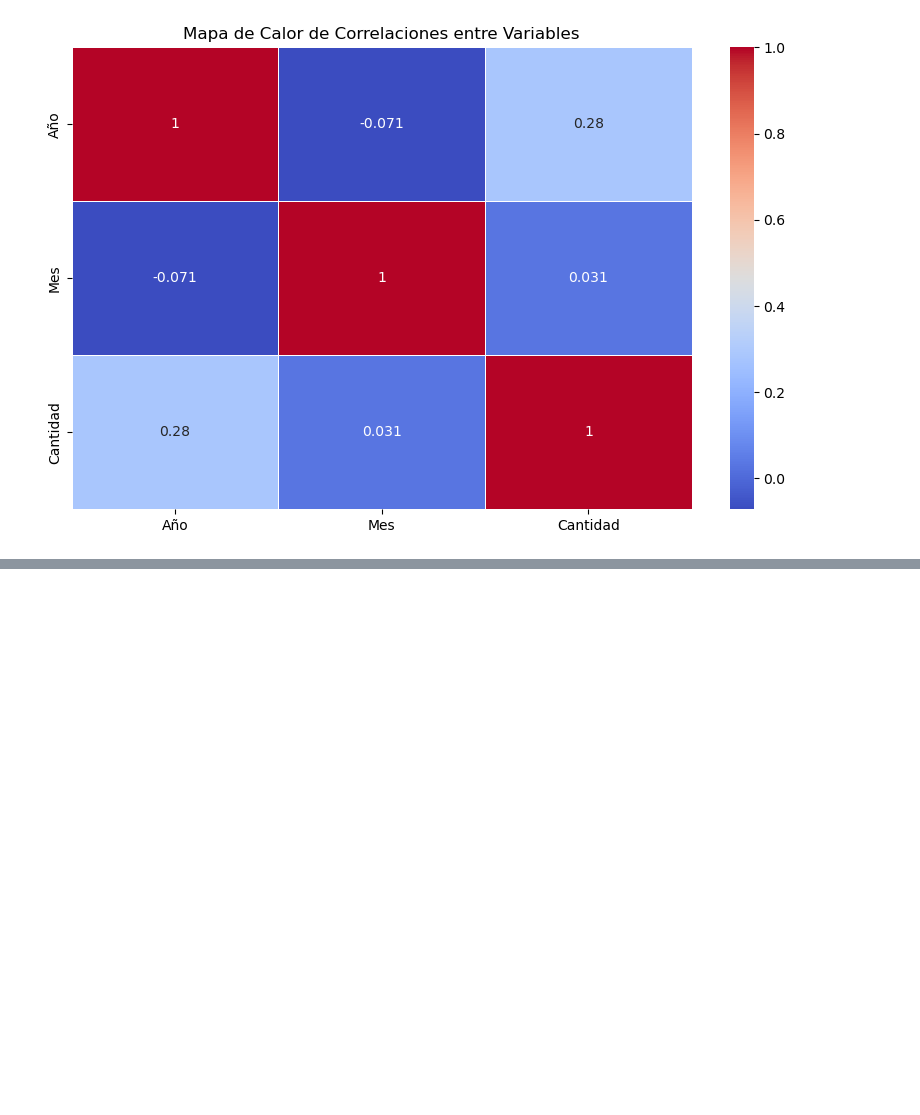
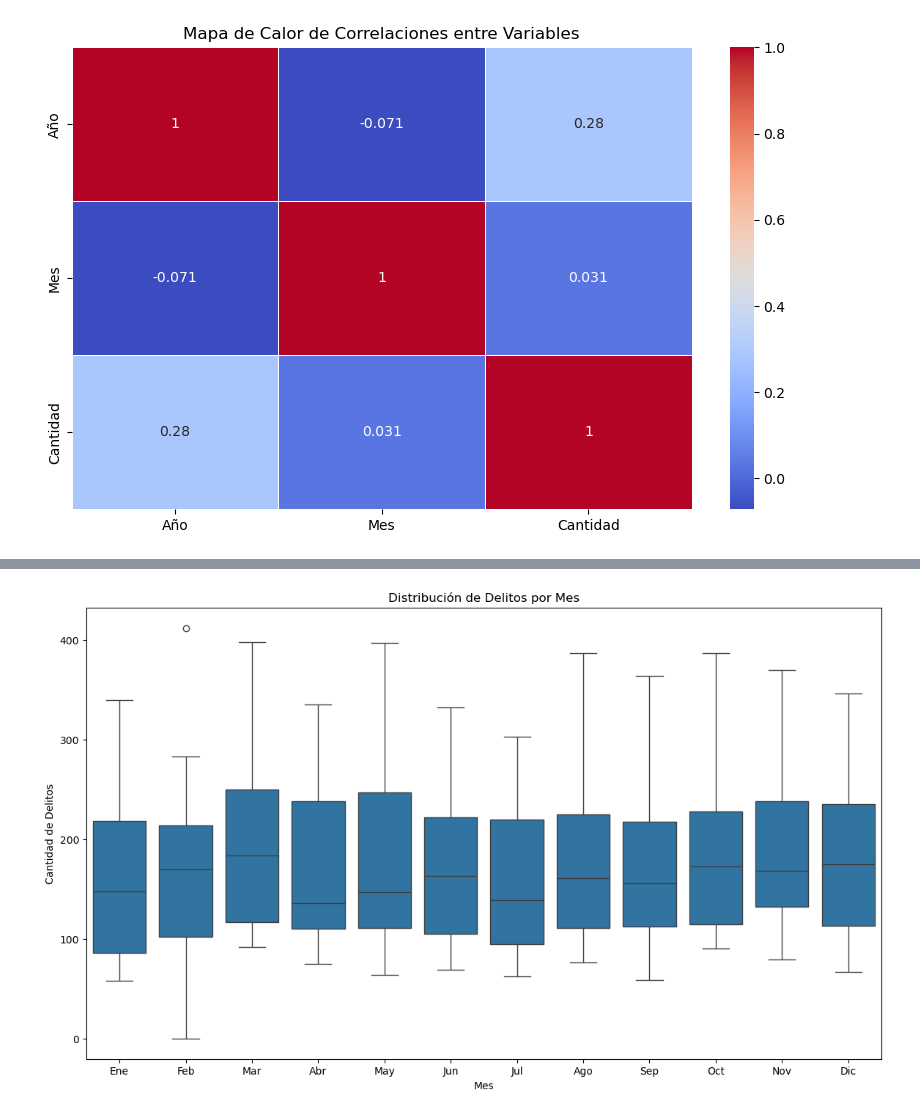
Before and after one commit to arytdf/Deteccion_de_Estacionalidad_en_Crimen, a Jupyter notebook: notebooks/2_Exploracion y visualizacion de datos.ipynb, the cells around one changed output, grey strips where cells are left out. Drawn from its saved outputs; the diff is of its cells as text; code cells hidden in the pictures; blank space fills up the shorter version.

```diff
--- a/notebooks/2_Exploracion y visualizacion de datos.ipynb
+++ b/notebooks/2_Exploracion y visualizacion de datos.ipynb
@@ -182,0 +197,11 @@ Cantidad  0.280574  0.031031  1.000000
+# %%
+# Gráfico Boxplot para visualizar la distribución de los delitos por mes
+plt.figure(figsize=(14, 8))
+sns.boxplot(data=df_analysis, x='Mes', y='Cantidad')
+plt.title('Distribución de Delitos por Mes')
+plt.xlabel('Mes')
+plt.ylabel('Cantidad de Delitos')
+plt.xticks(range(0, 12), ['Ene', 'Feb', 'Mar', 'Abr', 'May', 'Jun', 'Jul', 'Ago', 'Sep', 'Oct', 'Nov', 'Dic'])
+plt.show()
+# %% [output]
+[figure, added]
```
Also changed, not shown: parts of 1 cell of this notebook.
